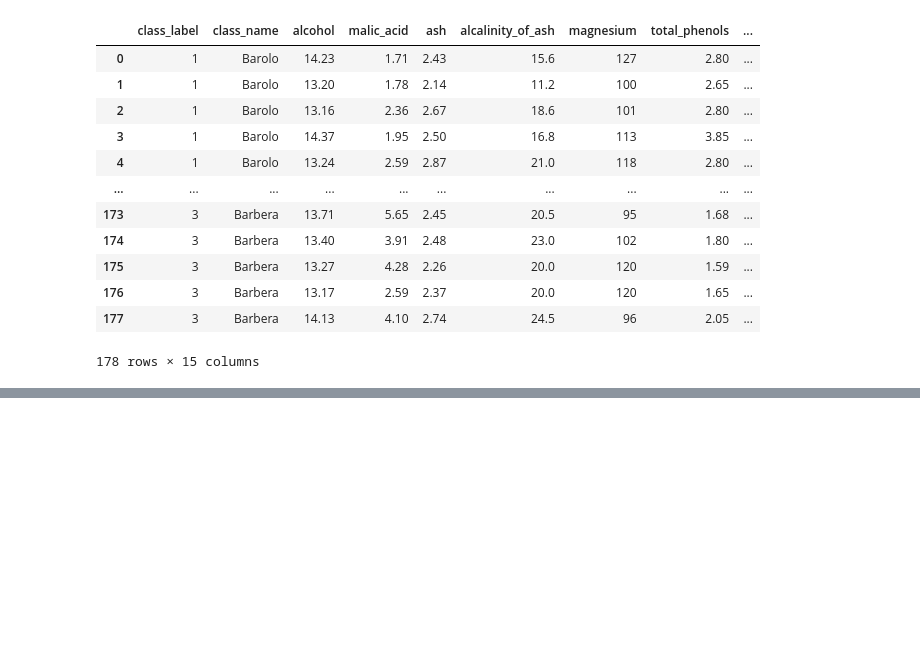
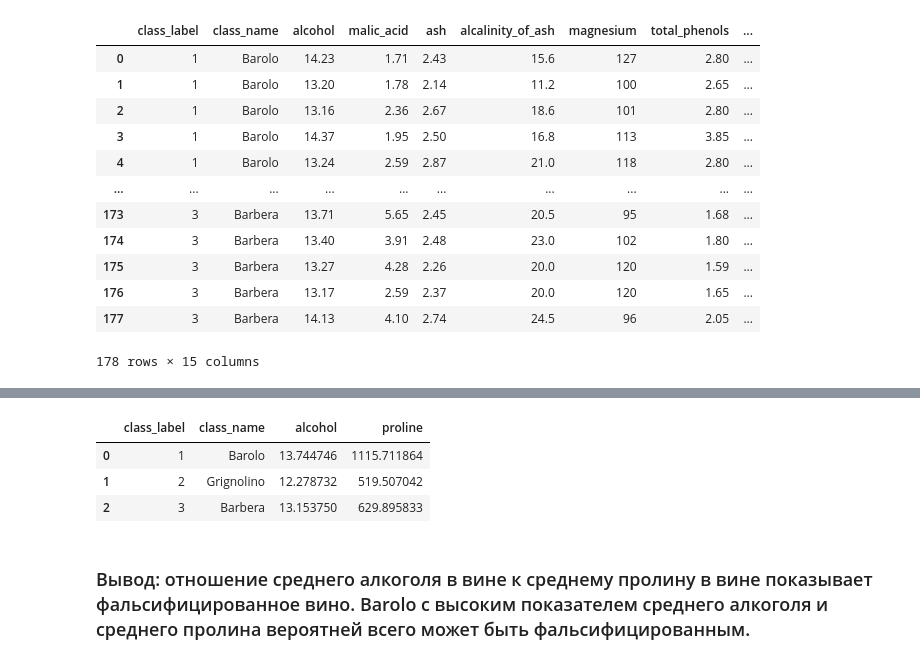
Before and after one commit to Borlukos/Python, a Jupyter notebook: ДЗ8 2.2.2.ipynb, the cells around one changed output, grey strips where cells are left out. Saved outputs shown, nothing was run; the diff lists cells and outputs as text; code cells hidden in the pictures; blank space fills up the shorter version.

```diff
--- a/ДЗ8 2.2.2.ipynb
+++ b/ДЗ8 2.2.2.ipynb
@@ -82,0 +115,9 @@ group_df
+# %%
+group_df
+# %% [output]
+|  | class_label | class_name | alcohol | proline |
+| 0 | 1 | Barolo | 13.744746 | 1115.711864 |
+| 1 | 2 | Grignolino | 12.278732 | 519.507042 |
+| 2 | 3 | Barbera | 13.153750 | 629.895833 |
+# %% [markdown]
+### Вывод: отношение среднего алкоголя в вине к среднему пролину в вине показывает фальсифицированное вино. Barolo c высоким показателем среднего алкоголя и среднего пролина вероятней всего может быть фальсифицированным.
```
Also changed, not shown: parts of 10 cells of this notebook.
